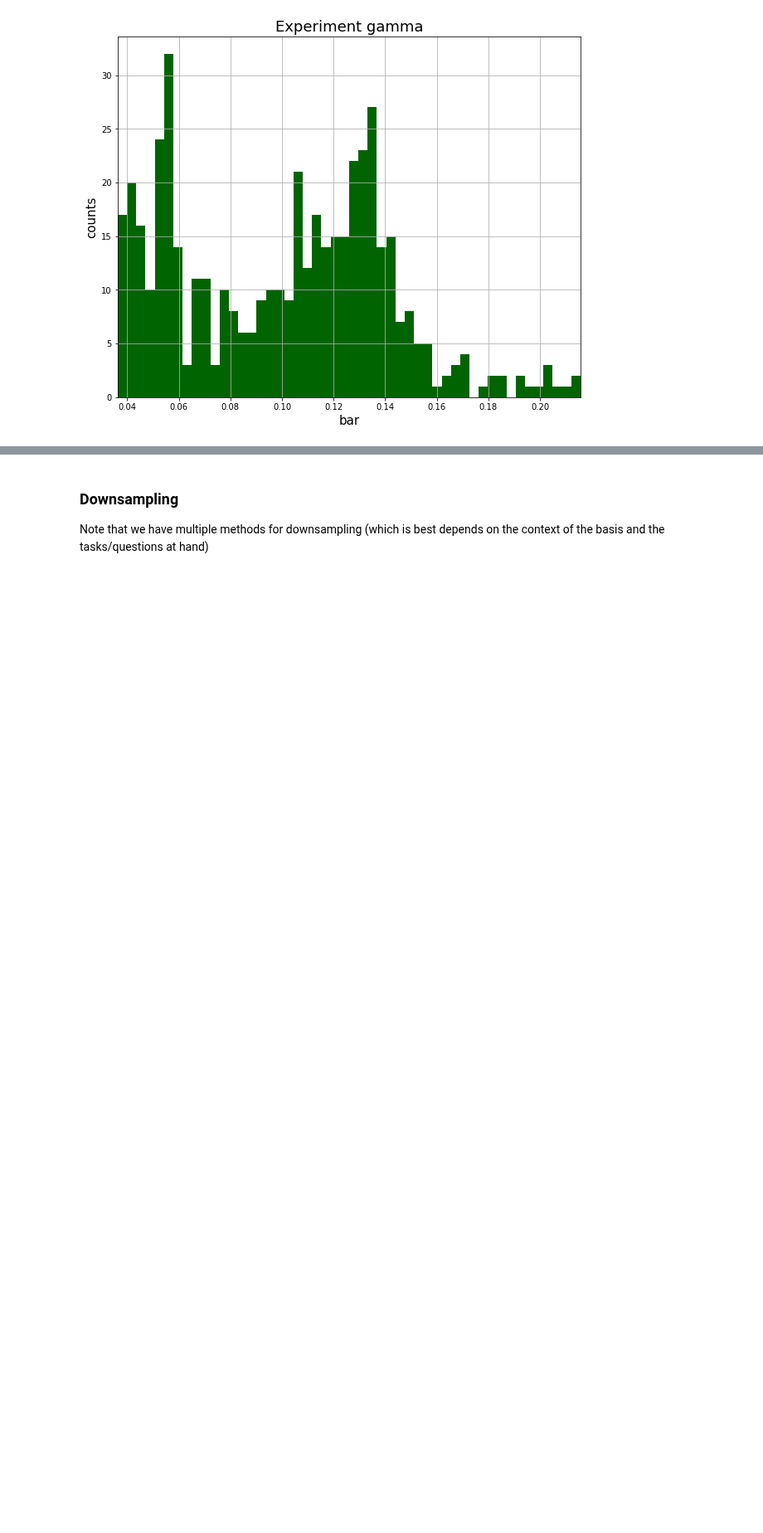
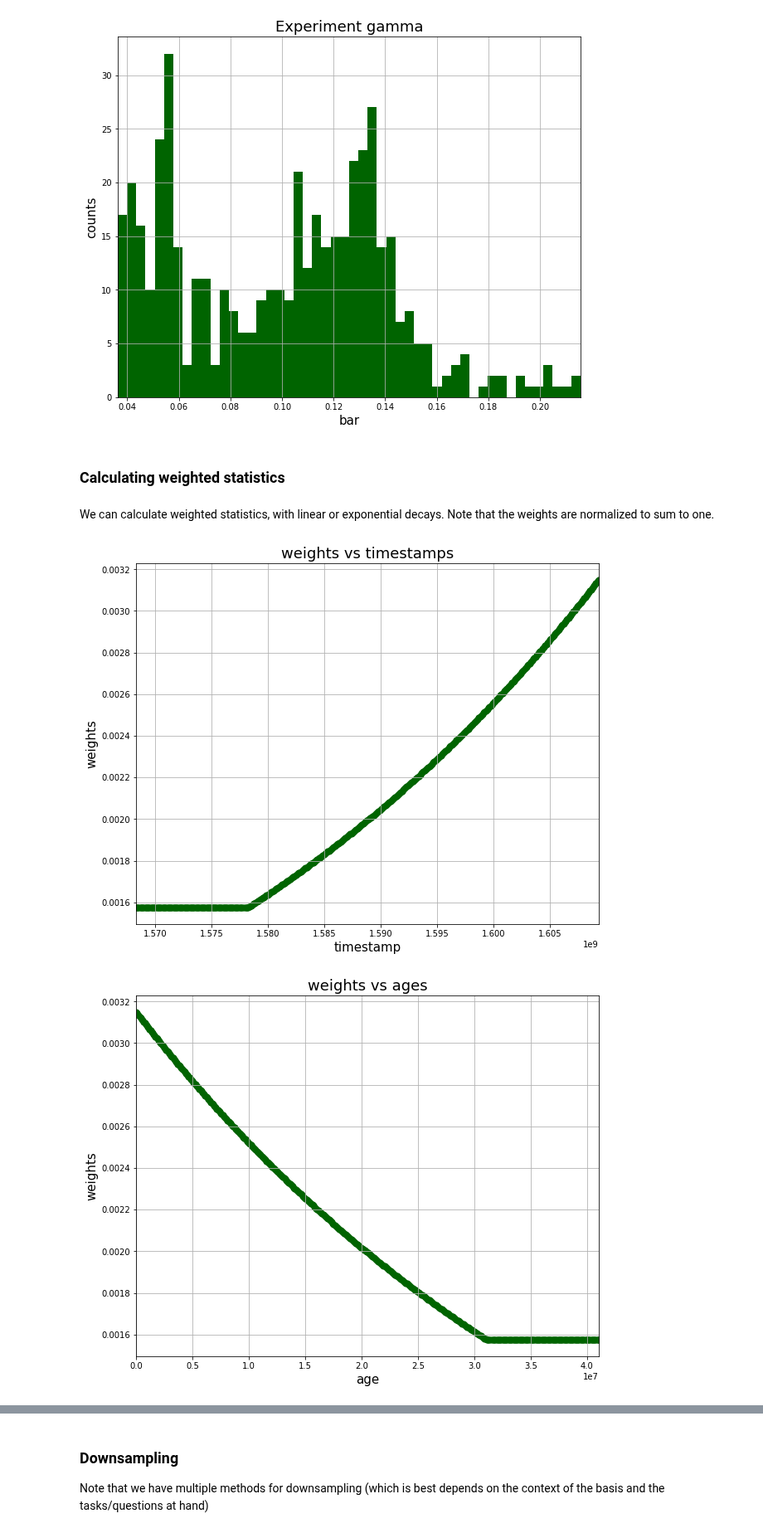
Before and after one commit to Mitchellpkt/python-isthmuslib, a Jupyter notebook: isthmuslib_tutorial.ipynb, the cells around one changed output, grey strips where cells are left out. Shown at 83% size. Cells and saved outputs as stored; diff of their text form; code cells hidden in the pictures; blank space fills up the shorter version.

Commit message:
chore: weight vectors

```diff
--- a/isthmuslib_tutorial.ipynb
+++ b/isthmuslib_tutorial.ipynb
@@ -162,7 +162,7 @@ We can also load a dataframe or CSV file into the `VectorSequence` class for wor
 
 If the data does _not_ have an inherent ordering, use the isthmuslib `VectorMultiSet` instead of the `VectorSequence`.
 # %%
-timeseries: isli.VectorSequence = isli.VectorSequence().read_csv(
+timeseries: isli.Timeseries = isli.Timeseries().read_csv(
     pathlib.Path.cwd() / 'data' / 'version_controlled' / 'example_vector_sequence_data.csv', inplace=False,
     basis_col_name='timestamp', name_root='Experiment gamma')
 type(timeseries)
@@ -209,3 +213,13 @@ timeseries.hist('bar', bins=50);
 # %% [output]
 [figure]
 [figure]
+# %% [markdown]
+### Calculating weighted statistics
+# %% [markdown]
+We can calculate weighted statistics, with linear or exponential decays. Note that the weights are normalized to sum to one.
+# %%
+weights: List[float] = timeseries.calc_weights(decay_timeframe_sec=12 * 30 * 24 * 60 * 60,
+                                               method='exponential', show_plots=True);
+# %% [output]
+[figure, added]
+[figure, added]
```
Also changed, not shown: parts of 4 cells of this notebook, 1 other file.
